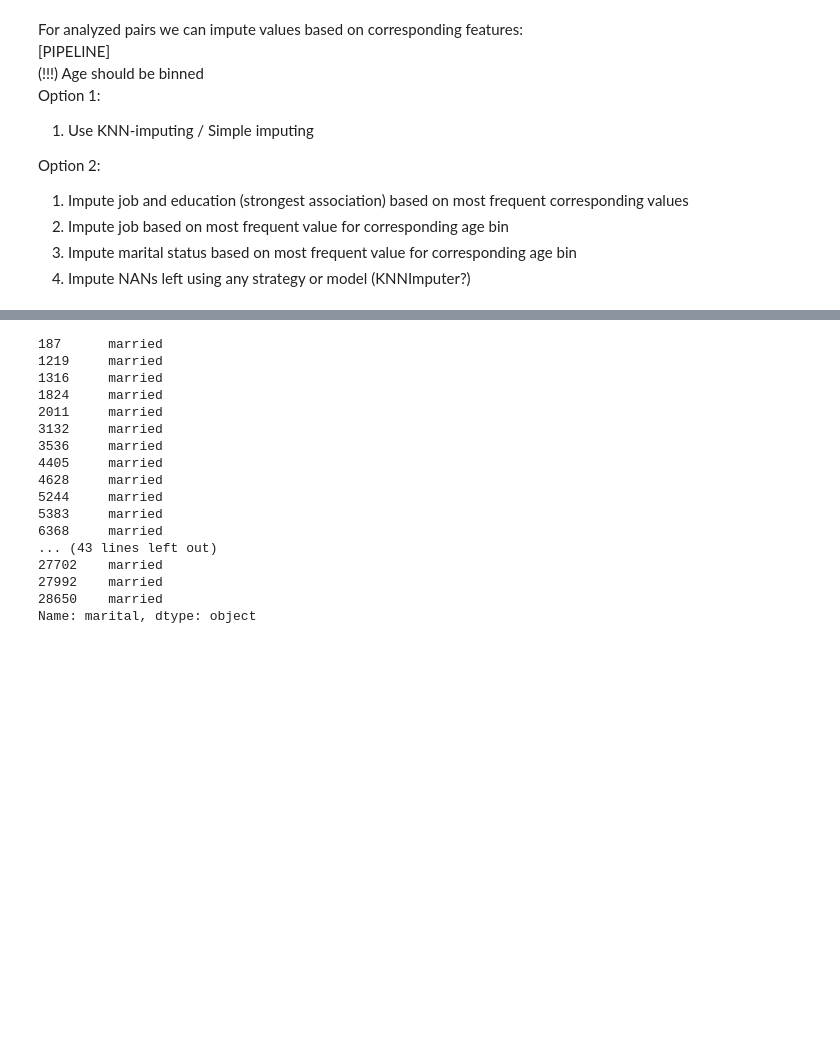
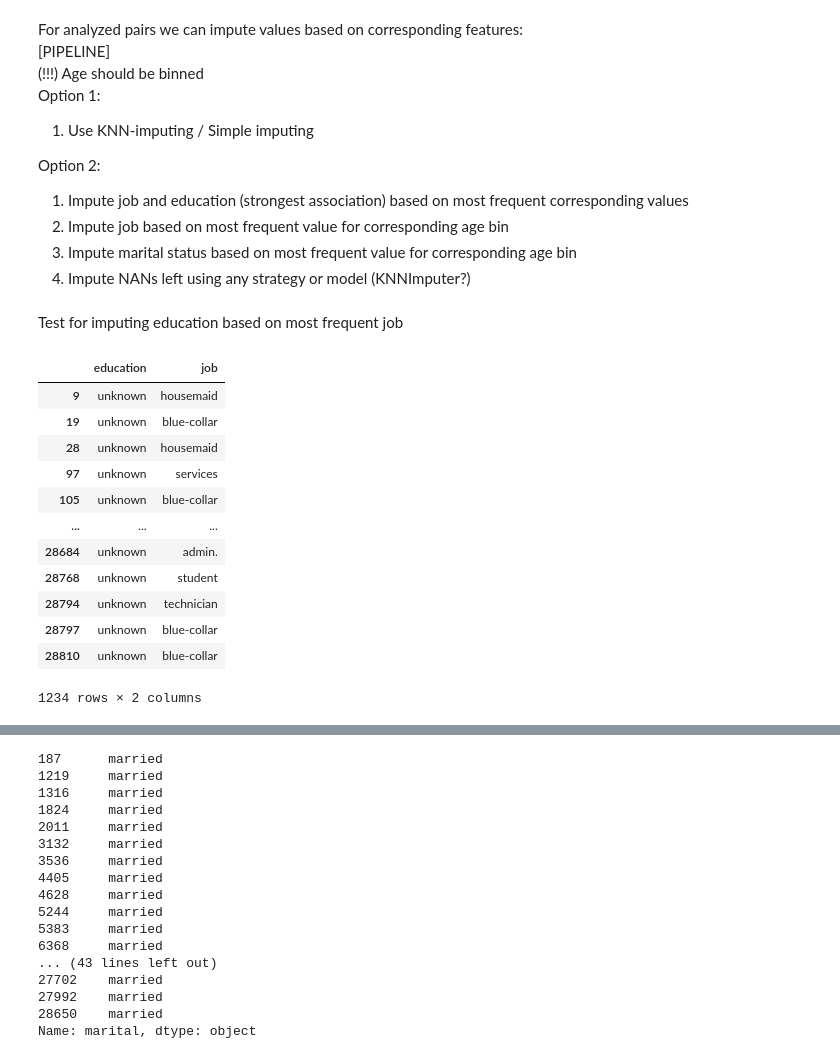
Before and after one commit to sharuhinda/bank_marketing_campaign, a Jupyter notebook: 2_eda.ipynb, the cells around one changed output, grey strips where cells are left out. Cells and saved outputs as stored; diff of their text form; code cells hidden in the pictures; blank space fills up the shorter version.

```diff
--- a/2_eda.ipynb
+++ b/2_eda.ipynb
@@ -418,0 +460,19 @@ Option 2:
+# %% [markdown]
+Test for imputing education based on most frequent job
+# %%
+m = df['education'] == cat_nan_equiv
+df.loc[m, ['education', 'job']]
+# %% [output]
+|  | education | job |
+| 9 | unknown | housemaid |
+| 19 | unknown | blue-collar |
+| 28 | unknown | housemaid |
+| 97 | unknown | services |
+| 105 | unknown | blue-collar |
+| ... | ... | ... |
+| 28684 | unknown | admin. |
+| 28768 | unknown | student |
+| 28794 | unknown | technician |
+| 28797 | unknown | blue-collar |
+| 28810 | unknown | blue-collar |
+1234 rows × 2 columns
```
Also changed, not shown: parts of 22 cells of this notebook, 2 other files.
